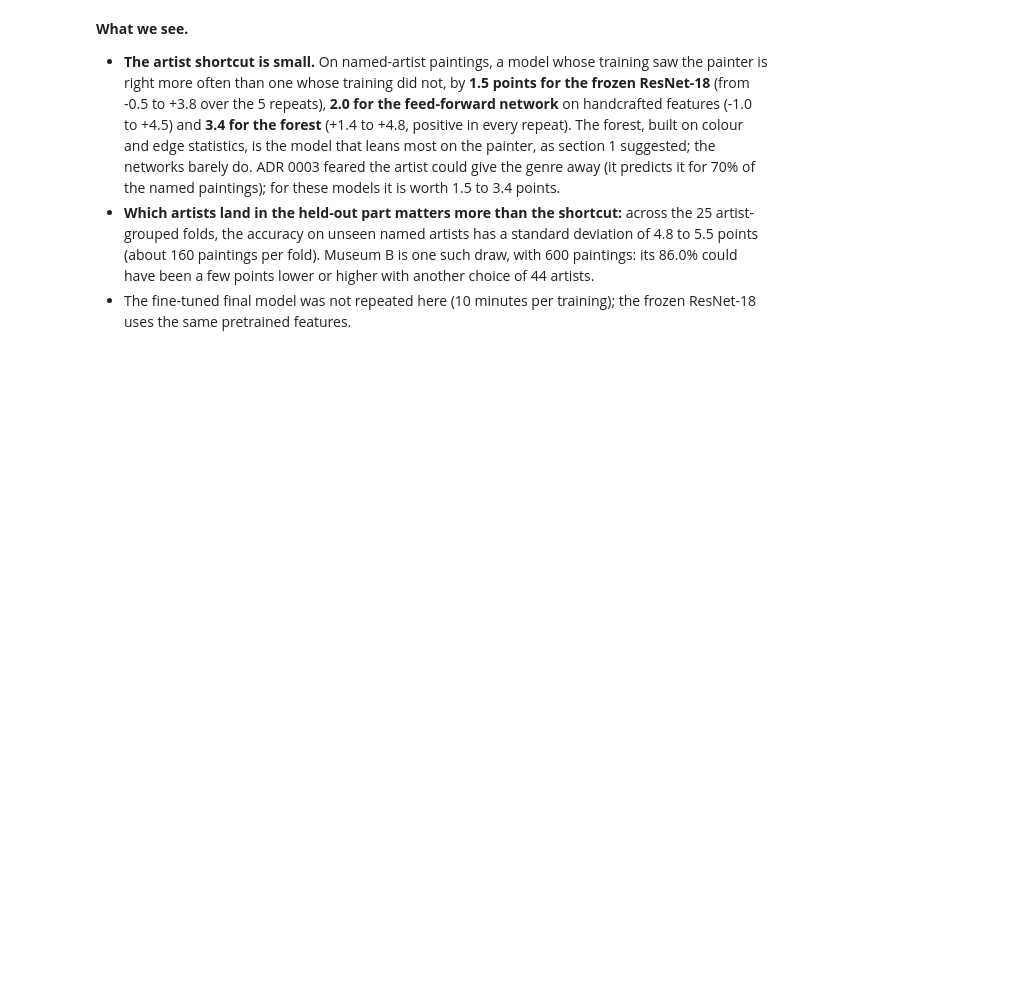
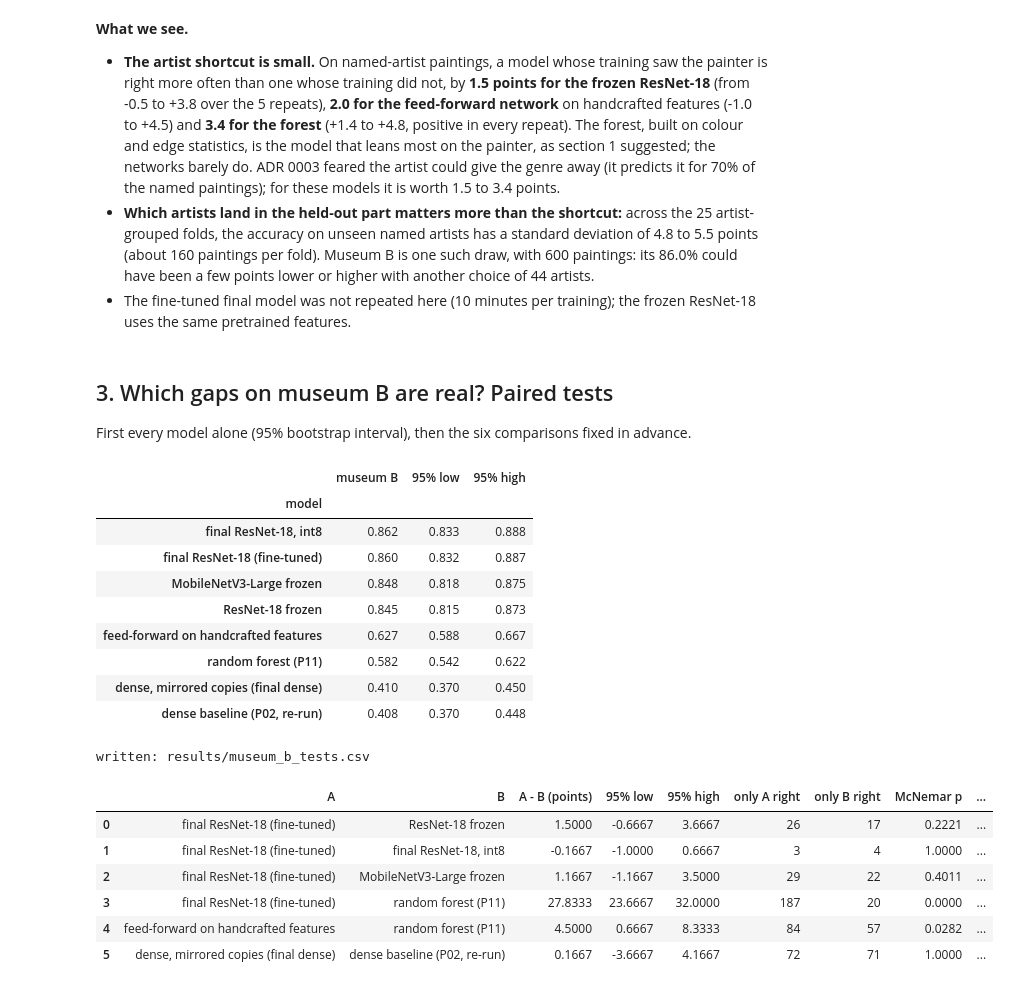
Before and after one commit to Xenodion/deep-learning-project-waerniers-lamy, a Jupyter notebook: src/deep_learning_project_waerniers_lamy_mahieddine/vision/P18_evaluation_rigour.ipynb, the cells around one changed output. Saved outputs shown, nothing was run; the diff lists cells and outputs as text; code cells hidden in the pictures; blank space fills up the shorter version.

```diff
--- a/src/deep_learning_project_waerniers_lamy_mahieddine/vision/P18_evaluation_rigour.ipynb
+++ b/src/deep_learning_project_waerniers_lamy_mahieddine/vision/P18_evaluation_rigour.ipynb
@@ -223,3 +223,61 @@ written: results/grouped_cv.csv
 - **The artist shortcut is small.** On named-artist paintings, a model whose training saw the painter is right more often than one whose training did not, by **1.5 points for the frozen ResNet-18** (from -0.5 to +3.8 over the 5 repeats), **2.0 for the feed-forward network** on handcrafted features (-1.0 to +4.5) and **3.4 for the forest** (+1.4 to +4.8, positive in every repeat). The forest, built on colour and edge statistics, is the model that leans most on the painter, as section 1 suggested; the networks barely do. ADR 0003 feared the artist could give the genre away (it predicts it for 70% of the named paintings); for these models it is worth 1.5 to 3.4 points.
 - **Which artists land in the held-out part matters more than the shortcut:** across the 25 artist-grouped folds, the accuracy on unseen named artists has a standard deviation of 4.8 to 5.5 points (about 160 paintings per fold). Museum B is one such draw, with 600 paintings: its 86.0% could have been a few points lower or higher with another choice of 44 artists.
 - The fine-tuned final model was not repeated here (10 minutes per training); the frozen ResNet-18 uses the same pretrained features.
+# %% [markdown]
+## 3. Which gaps on museum B are real? Paired tests
+
+First every model alone (95% bootstrap interval), then the six comparisons fixed in advance.
+# %%
+alone = []
+for label, (_, pt) in preds.items():
+    m, lo, hi = interval((pt == y_test).numpy())
+    alone.append({"model": label, "museum B": m, "95% low": lo, "95% high": hi})
+alone = pd.DataFrame(alone).set_index("model").sort_values("museum B", ascending=False)
+display(alone.round(3))
+
+COMPARISONS = [  # (A, B, the question), fixed before any result
+    ("final ResNet-18 (fine-tuned)", "ResNet-18 frozen", "does fine-tuning the last block help on unseen artists?"),
+    ("final ResNet-18 (fine-tuned)", "final ResNet-18, int8", "does int8 cost accuracy?"),
+    ("final ResNet-18 (fine-tuned)", "MobileNetV3-Large frozen", "is MobileNetV3-Large as good?"),
+    ("final ResNet-18 (fine-tuned)", "random forest (P11)", "the director's question"),
+    ("feed-forward on handcrafted features", "random forest (P11)", "network or forest, same inputs?"),
+    ("dense, mirrored copies (final dense)", "dense baseline (P02, re-run)", "do mirrored copies help on unseen artists?"),
+]
+boot = np.random.default_rng(1).integers(0, len(y_test), (10000, len(y_test)))
+tests = []
+for a, b, question in COMPARISONS:
+    right_a, right_b = (preds[a][1] == y_test).numpy(), (preds[b][1] == y_test).numpy()
+    only_a, only_b = int((right_a & ~right_b).sum()), int((~right_a & right_b).sum())
+    n = only_a + only_b
+    p = min(1.0, 2 * sum(math.comb(n, k) for k in range(min(only_a, only_b) + 1)) / 2 ** n) if n else 1.0  # exact McNemar
+    diffs = right_a[boot].mean(axis=1) - right_b[boot].mean(axis=1)
+    tests.append({"A": a, "B": b, "question": question, "A - B (points)": 100 * (right_a.mean() - right_b.mean()),
+                  "95% low": 100 * np.percentile(diffs, 2.5), "95% high": 100 * np.percentile(diffs, 97.5),
+                  "only A right": only_a, "only B right": only_b, "McNemar p": p})
+tests = pd.DataFrame(tests)
+ranked = tests["McNemar p"].sort_values()
+holm = pd.Series(np.maximum.accumulate([min(1.0, p * (len(ranked) - i)) for i, p in enumerate(ranked)]), index=ranked.index)
+tests["p, Holm (6 tests)"] = holm
+tests["real at 5%"] = tests["p, Holm (6 tests)"] < 0.05
+tests.to_csv(RESULTS_DIR / "museum_b_tests.csv", index=False)
+print("written: results/museum_b_tests.csv")
+tests.drop(columns=["question"]).round(4)
+# %% [output]
+|  | museum B | 95% low | 95% high |
+| model |  |  |  |
+| final ResNet-18, int8 | 0.862 | 0.833 | 0.888 |
+| final ResNet-18 (fine-tuned) | 0.860 | 0.832 | 0.887 |
+| MobileNetV3-Large frozen | 0.848 | 0.818 | 0.875 |
+| ResNet-18 frozen | 0.845 | 0.815 | 0.873 |
+| feed-forward on handcrafted features | 0.627 | 0.588 | 0.667 |
+| random forest (P11) | 0.582 | 0.542 | 0.622 |
+| dense, mirrored copies (final dense) | 0.410 | 0.370 | 0.450 |
+| dense baseline (P02, re-run) | 0.408 | 0.370 | 0.448 |
+written: results/museum_b_tests.csv
+|  | A | B | A - B (points) | 95% low | 95% high | only A right | only B right | McNemar p | ... |
+| 0 | final ResNet-18 (fine-tuned) | ResNet-18 frozen | 1.5000 | -0.6667 | 3.6667 | 26 | 17 | 0.2221 | ... |
+| 1 | final ResNet-18 (fine-tuned) | final ResNet-18, int8 | -0.1667 | -1.0000 | 0.6667 | 3 | 4 | 1.0000 | ... |
+| 2 | final ResNet-18 (fine-tuned) | MobileNetV3-Large frozen | 1.1667 | -1.1667 | 3.5000 | 29 | 22 | 0.4011 | ... |
+| 3 | final ResNet-18 (fine-tuned) | random forest (P11) | 27.8333 | 23.6667 | 32.0000 | 187 | 20 | 0.0000 | ... |
+| 4 | feed-forward on handcrafted features | random forest (P11) | 4.5000 | 0.6667 | 8.3333 | 84 | 57 | 0.0282 | ... |
+| 5 | dense, mirrored copies (final dense) | dense baseline (P02, re-run) | 0.1667 | -3.6667 | 4.1667 | 72 | 71 | 1.0000 | ... |
```
Also changed, not shown: parts of 4 cells of this notebook, 1 other file.
